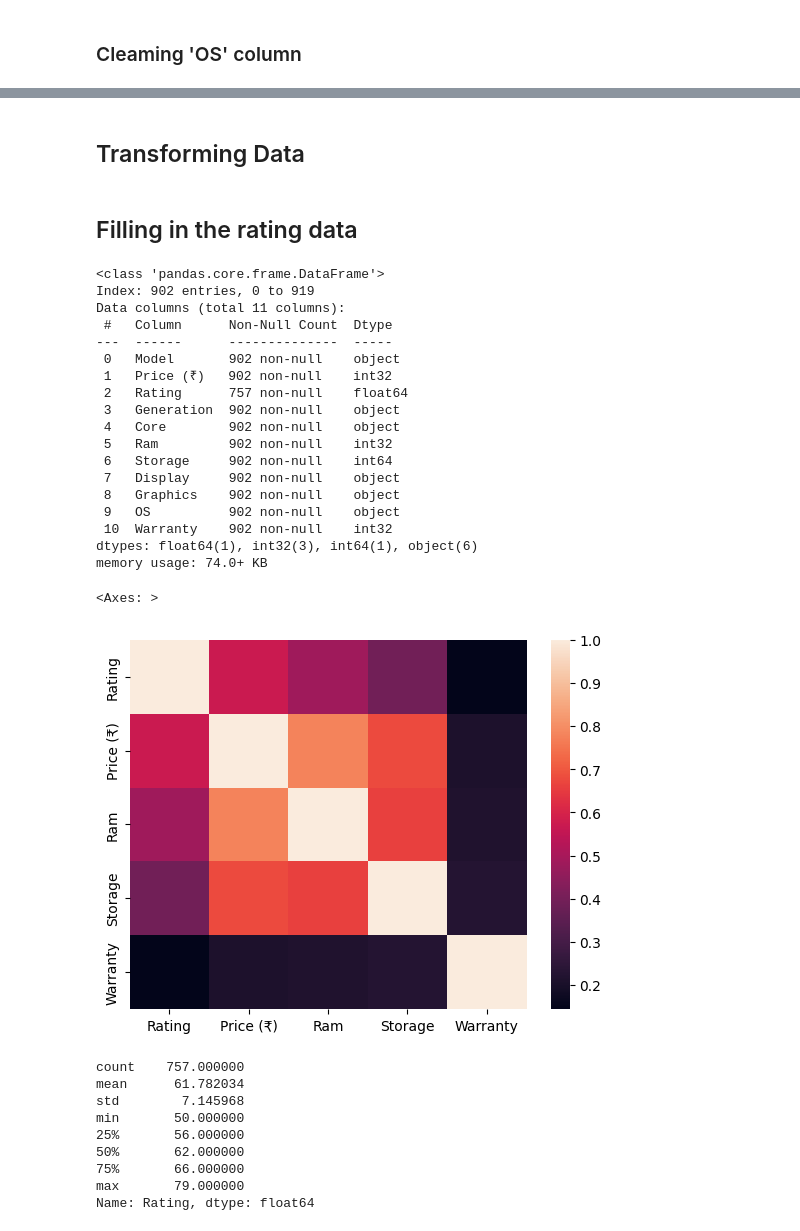
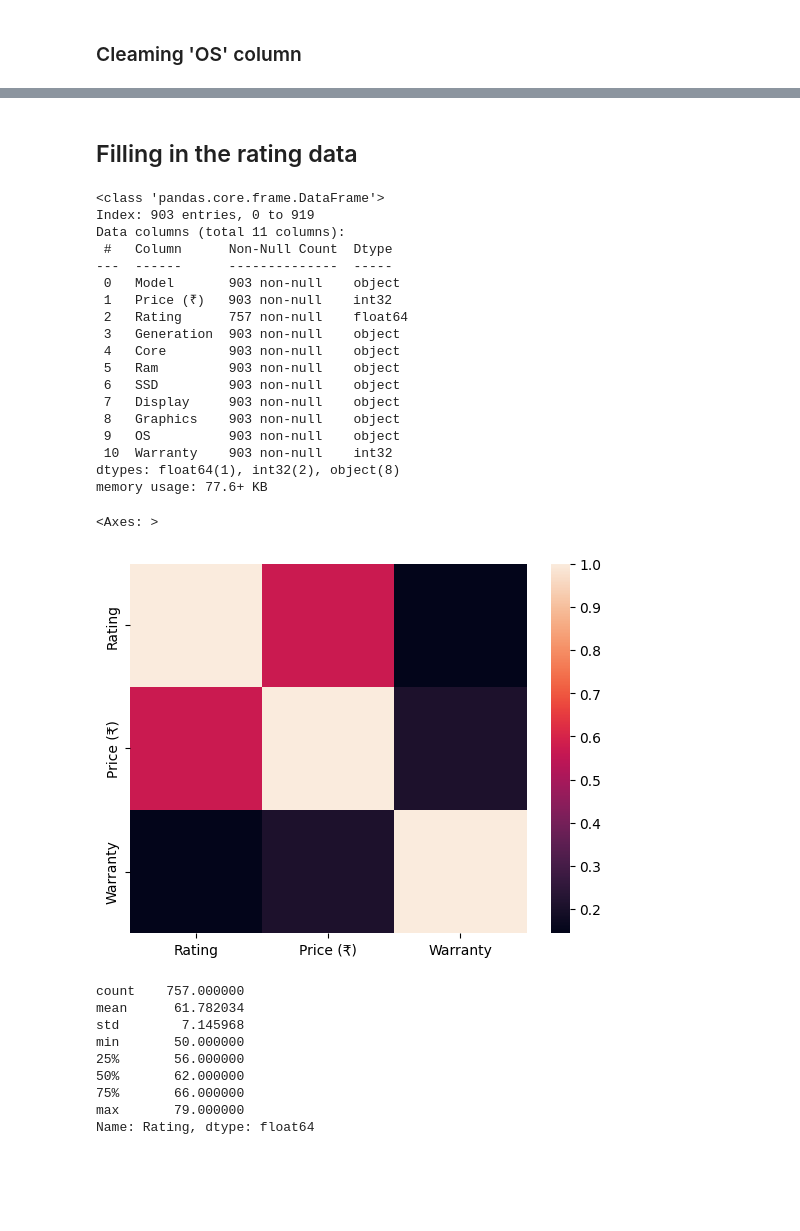
Before and after one commit to olesiakostak/Lapa-top_Recomendation, a Jupyter notebook: notebooks/01_eda_and_cleaning.ipynb, the cells around one changed output, grey strips where cells are left out. Saved outputs shown, nothing was run; the diff lists cells and outputs as text; code cells hidden in the pictures; blank space fills up the shorter version.

```diff
--- a/notebooks/01_eda_and_cleaning.ipynb
+++ b/notebooks/01_eda_and_cleaning.ipynb
@@ -66,5 +66,3 @@ df.head()
 df['Price (₹)'] = df['Price (₹)'].str.replace('₹', '')
 df['Price (₹)'] = df['Price (₹)'].str.replace(',', '')
 df['Price (₹)'] = df['Price (₹)'].astype(int)
-# %%
-df['Ram'] = df['Ram'].str.extract('(^\d+)')
@@ -76,6 +69,3 @@ df[df['Ram'].isnull()]
-# %%
-df = df.drop([109])
-df['Ram'] = df['Ram'].astype(int)
 # %%
 df['SSD'].unique()
 # %% [output]
@@ -208,50 +205,31 @@ memory usage: 74.0+ KB
-# %% [markdown]
-## Transforming Data
-# %%
-def transform_into_gigabytes(val):
-    if pd.isna(val):
-        return val
-
-    vol = re.search(r'(^\d+)', str(val))
-    if vol:
-        vol = int(vol.group(0))
-        if 'GB' in val:
-            return vol
-        if 'TB' in val:
-            return vol * 1024
-    return None
-
-df['SSD'] = df['SSD'].apply(transform_into_gigabytes)
-# %%
-df = df.rename(columns={'SSD': 'Storage'})
 # %% [markdown]
 ## Filling in the rating data
 # %%
 df.info()
 # %% [output]
 <class 'pandas.core.frame.DataFrame'>
-Index: 902 entries, 0 to 919
+Index: 903 entries, 0 to 919
 Data columns (total 11 columns):
  #   Column      Non-Null Count  Dtype
 ---  ------      --------------  -----
- 0   Model       902 non-null    object
- 1   Price (₹)   902 non-null    int32
+ 0   Model       903 non-null    object
+ 1   Price (₹)   903 non-null    int32
  2   Rating      757 non-null    float64
- 3   Generation  902 non-null    object
- 4   Core        902 non-null    object
- 5   Ram         902 non-null    int32
- 6   Storage     902 non-null    int64
- 7   Display     902 non-null    object
- 8   Graphics    902 non-null    object
- 9   OS          902 non-null    object
- 10  Warranty    902 non-null    int32
-dtypes: float64(1), int32(3), int64(1), object(6)
-memory usage: 74.0+ KB
+ 3   Generation  903 non-null    object
+ 4   Core        903 non-null    object
+ 5   Ram         903 non-null    object
+ 6   SSD         903 non-null    object
+ 7   Display     903 non-null    object
+ 8   Graphics    903 non-null    object
+ 9   OS          903 non-null    object
+ 10  Warranty    903 non-null    int32
+dtypes: float64(1), int32(2), object(8)
+memory usage: 77.6+ KB
 # %%
-sns.heatmap(data=df[['Rating', 'Price (₹)', 'Ram', 'Storage', 'Warranty']].corr())
+sns.heatmap(data=df[['Rating', 'Price (₹)', 'Warranty']].corr())
 # %% [output]
 <Axes: >
-[figure, old version]
+[figure, new version]
 # %%
 df['Rating'].describe()
 # %% [output]
```
Also changed, not shown: parts of 10 cells of this notebook, 3 other files.
